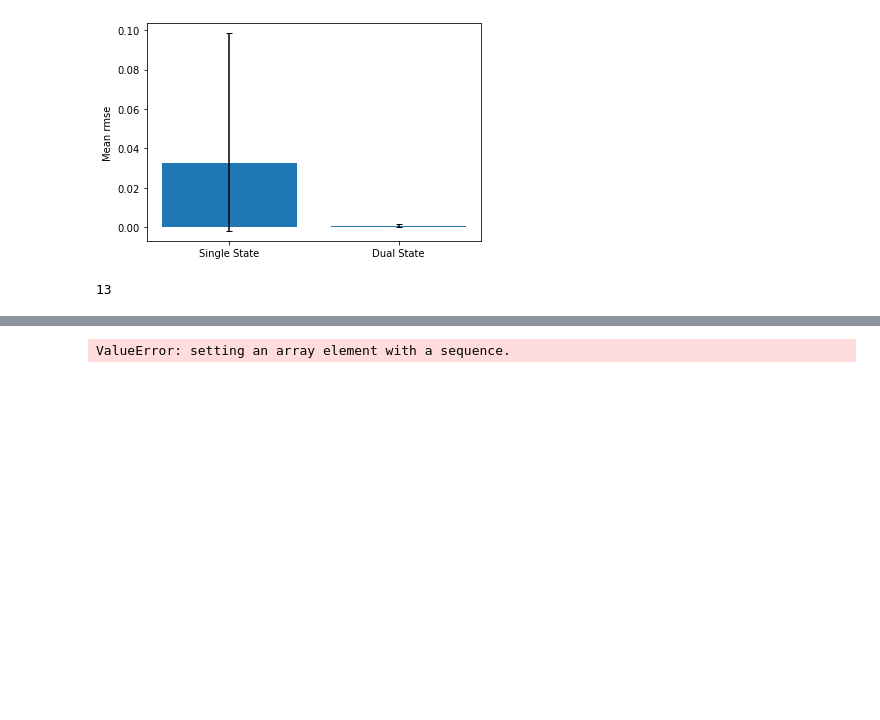
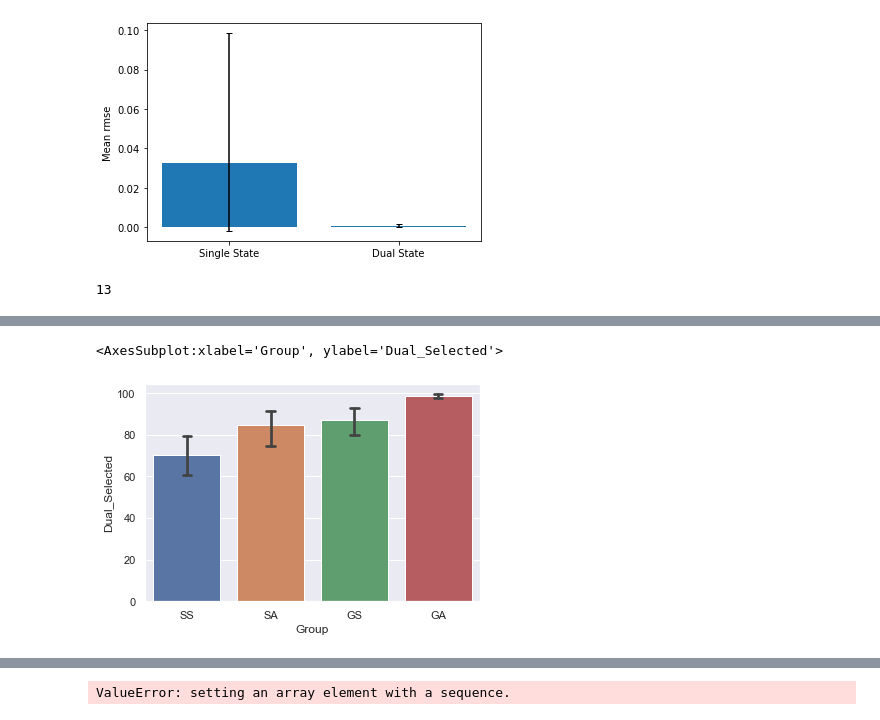
Before and after one commit to tejas-savalia/Lab-Codes, a Jupyter notebook: Psychtoolbox/Visuomotor_Adaptation_Tablet/python_scripts/model_comparisons.ipynb, the cells around one changed output, grey strips where cells are left out. Drawn from its saved outputs; the diff is of its cells as text; code cells hidden in the pictures; blank space fills up the shorter version.

```diff
--- a/Psychtoolbox/Visuomotor_Adaptation_Tablet/python_scripts/model_comparisons.ipynb
+++ b/Psychtoolbox/Visuomotor_Adaptation_Tablet/python_scripts/model_comparisons.ipynb
@@ -17,8 +19,8 @@ from dual_with_transfer_quantiles import dual_model_sudden, dual_model_gradual
 from single_quantiles_with_transfer import model_sudden, model_gradual
 # %%
 # read fit values
-fits_single = pickle.load(open('fit_single_ll_transfer_test.pickle', 'rb'))
-fits_dual = pickle.load(open('fit_dual_ll_transfer_test.pickle', 'rb'))
+fits_single = pickle.load(open('fit_single_ll_transfer_test_rep.pickle', 'rb'))
+fits_dual = pickle.load(open('fit_dual_ll_transfer_test_rep.pickle', 'rb'))
 fits_single_model_recovery = pickle.load(open('params/fit_single_bound_with_transfer_model_recovery.pickle', 'rb'))
 fits_dual_model_recovery = pickle.load(open('params/fit_dual_bound_with_transfer_model_recovery.pickle', 'rb'))
 
@@ -218,0 +246,15 @@ for participant in range(60):
+# %%
+groupwise_wide = pd.DataFrame({'SS': np.sum(ll_single_test < ll_dual_test, axis = 0)[0::4],
+                               'SA':np.sum(ll_single_test < ll_dual_test, axis = 0)[1::4],
+                               'GS':np.sum(ll_single_test < ll_dual_test, axis = 0)[2::4],
+                               'GA':np.sum(ll_single_test < ll_dual_test, axis = 0)[3::4]})
+groupwise_long = pd.melt(groupwise_wide, var_name="Group", value_name="Dual_Selected")
+groupwise_aov = pd.DataFrame({'Rotation': np.ravel(np.row_stack((np.repeat('Sudden', 30), np.repeat('Gradual', 30)))),
+                             'Emphasis': np.ravel(np.row_stack((np.repeat('Speed', 15), np.repeat('Accuracy', 15), np.repeat('Speed', 15), np.repeat('Accuracy', 15)))),
+                              'Dual_Selects': np.ravel(np.row_stack((np.sum(ll_single_test < ll_dual_test, axis = 0)[0::4], np.sum(ll_single_test < ll_dual_test, axis = 0)[1::4], np.sum(ll_single_test < ll_dual_test, axis = 0)[2::4], np.sum(ll_single_test < ll_dual_test, axis = 0)[3::4])))
+                             })
+# %%
+sns.barplot(x = 'Group', y = "Dual_Selected", data=groupwise_long, capsize=0.1)
+# %% [output]
+<AxesSubplot:xlabel='Group', ylabel='Dual_Selected'>
+[figure, added]
```
Also changed, not shown: parts of 17 cells of this notebook, 7 other files.
